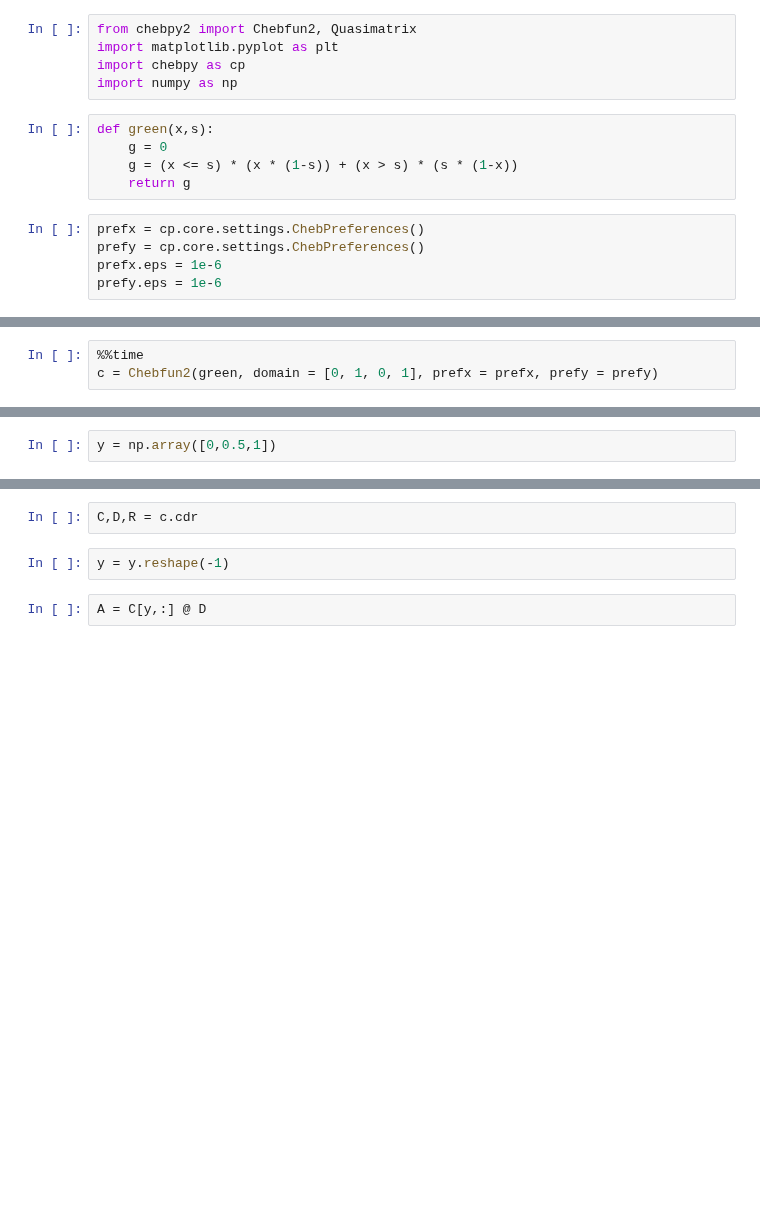
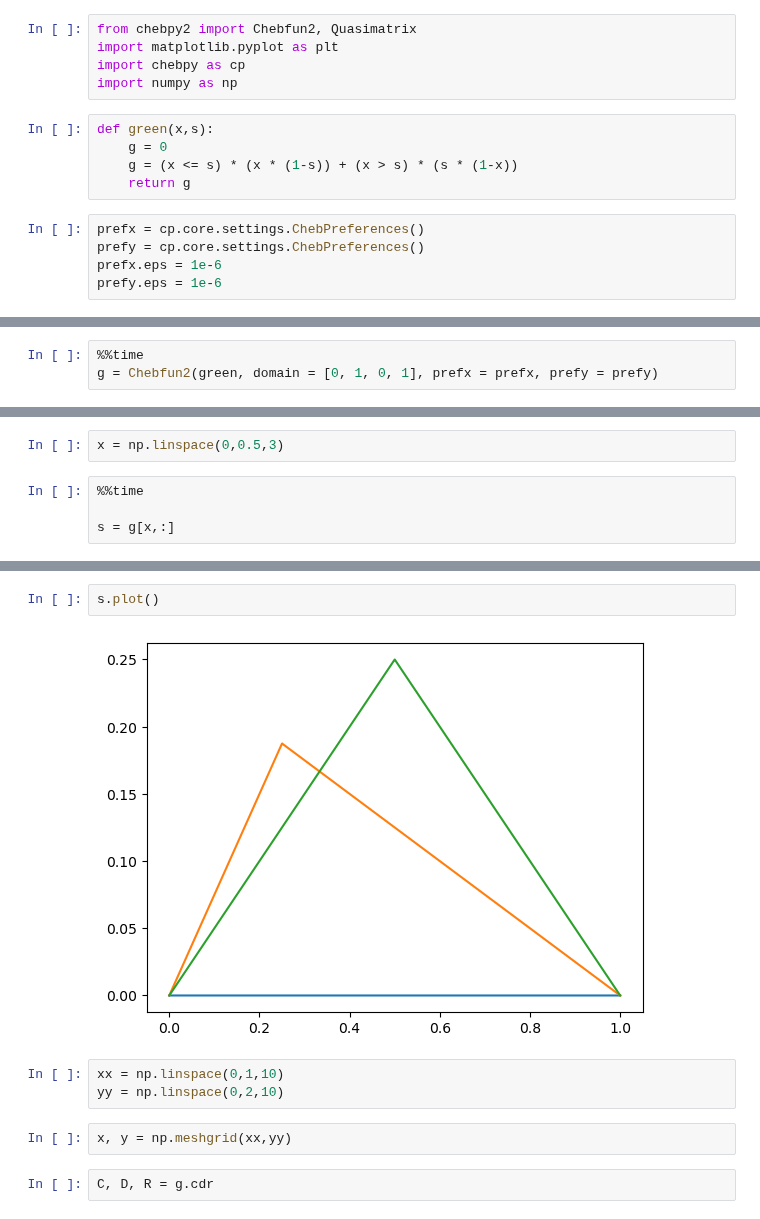
Before and after one commit to hsharsh/chebgreen, a Jupyter notebook: main/chebpy2.ipynb, the cells around one changed output, grey strips where cells are left out. Cells and saved outputs as stored; diff of their text form; blank space fills up the shorter version.

```diff
--- a/main/chebpy2.ipynb
+++ b/main/chebpy2.ipynb
@@ -18,4 +16,4 @@ from chebpy.core.algorithms import quadwts2
 # %%
 %%time
-c = Chebfun2(green, domain = [0, 1, 0, 1], prefx = prefx, prefy = prefy)
+g = Chebfun2(green, domain = [0, 1, 0, 1], prefx = prefx, prefy = prefy)
 # %% [output]
@@ -23,3 +21,7 @@ CPU times: user 8.75 s, sys: 3.18 s, total: 11.9 s
 Wall time: 11.9 s
 # %%
-y = np.array([0,0.5,1])
+x = np.linspace(0,0.5,3)
+# %%
+%%time
+
+s = g[x,:]
@@ -26,6 +31,11 @@ y = np.array([0,0.5,1])
+# %%
+s.plot()
+# %% [output]
+[figure, added]
+# %%
+xx = np.linspace(0,1,10)
+yy = np.linspace(0,2,10)
+# %%
+x, y = np.meshgrid(xx,yy)
 # %%
-C,D,R = c.cdr
+C, D, R = g.cdr
-# %%
-y = y.reshape(-1)
-# %%
-A = C[y,:] @ D
```
Also changed, not shown: parts of 14 cells of this notebook, 7 other files.
